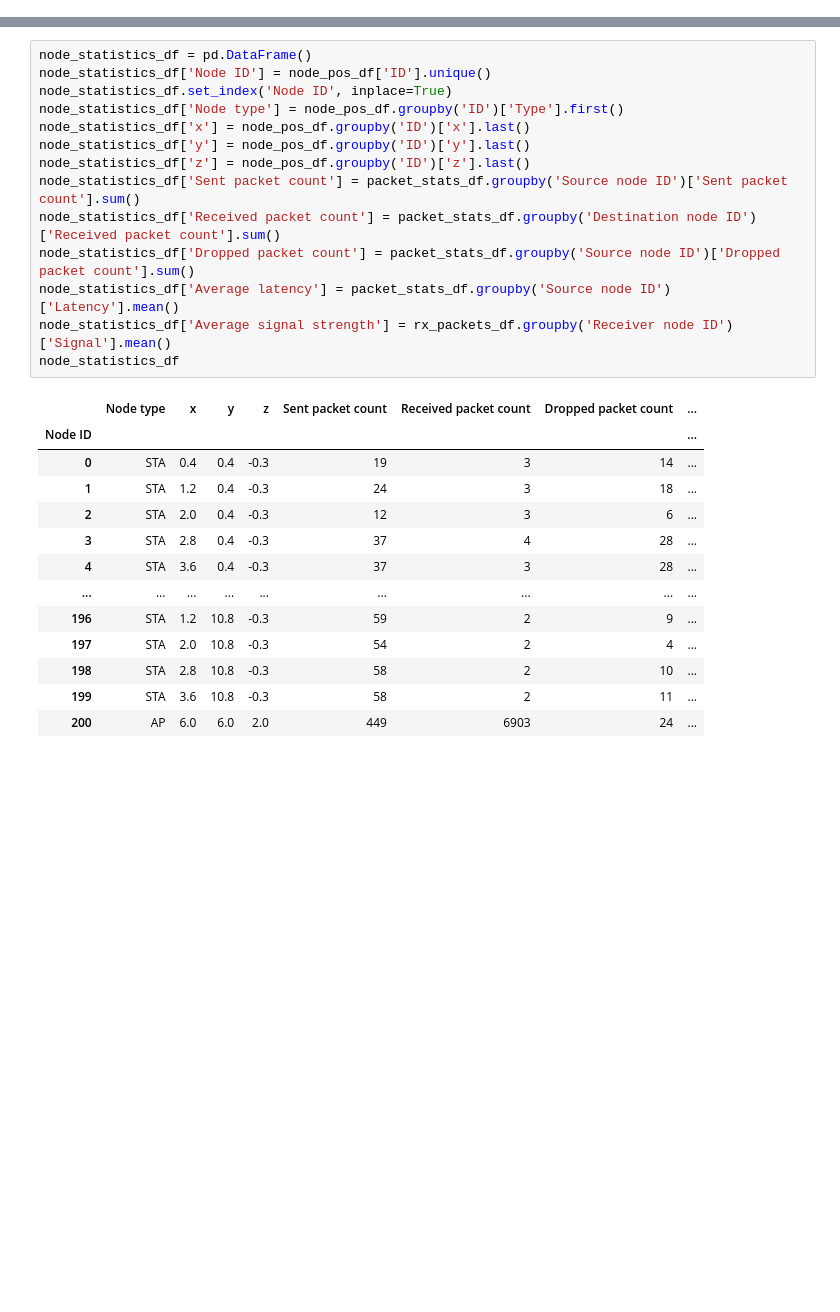
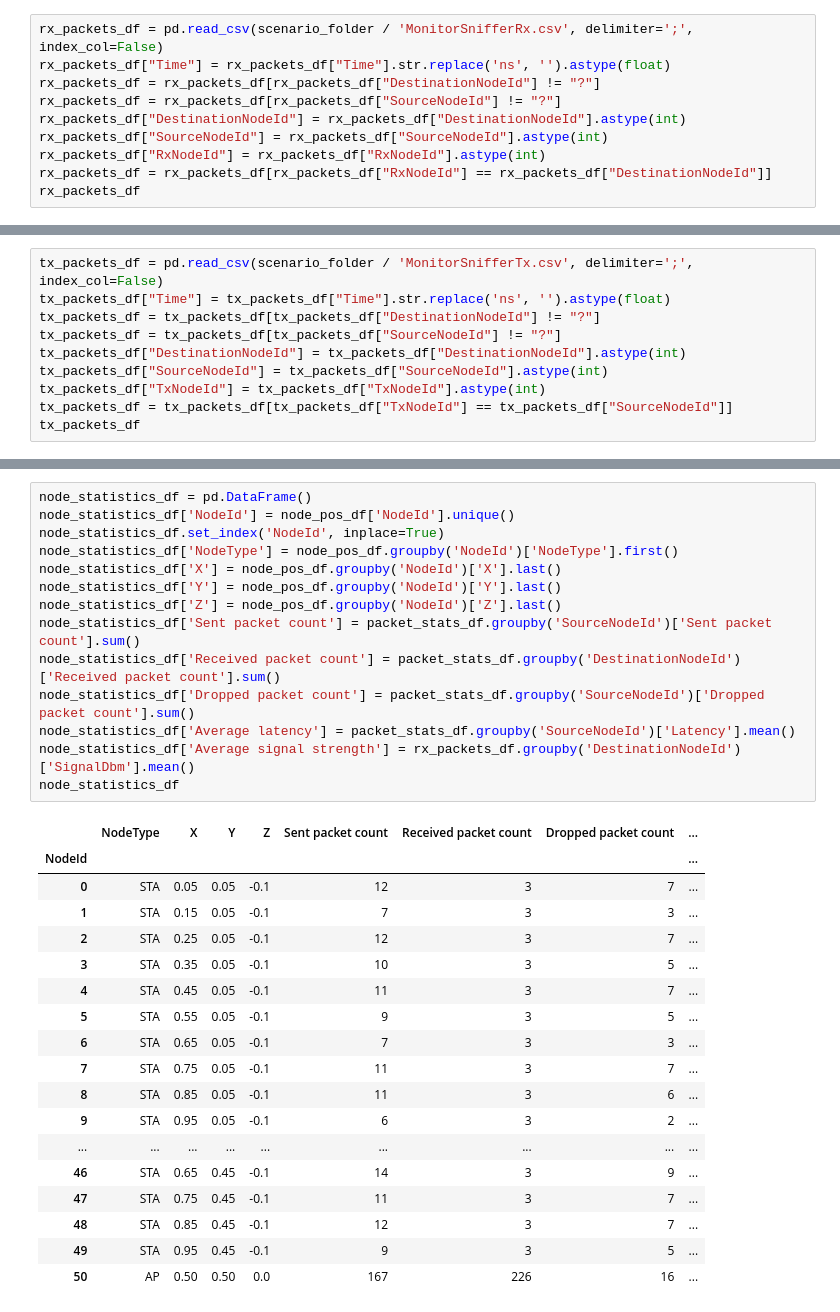
Before and after one commit to mehslambo/2IRS0-ns3, a Jupyter notebook: postprocessing/interactive_tx_rx.ipynb, the cells around one changed output, grey strips where cells are left out. Saved outputs shown, nothing was run; the diff lists cells and outputs as text; blank space fills up the shorter version.

```diff
--- a/postprocessing/interactive_tx_rx.ipynb
+++ b/postprocessing/interactive_tx_rx.ipynb
@@ -149,0 +80,10 @@ tx_packets_df
+# %%
+rx_packets_df = pd.read_csv(scenario_folder / 'MonitorSnifferRx.csv', delimiter=';', index_col=False)
+rx_packets_df["Time"] = rx_packets_df["Time"].str.replace('ns', '').astype(float)
+rx_packets_df = rx_packets_df[rx_packets_df["DestinationNodeId"] != "?"]
+rx_packets_df = rx_packets_df[rx_packets_df["SourceNodeId"] != "?"]
+rx_packets_df["DestinationNodeId"] = rx_packets_df["DestinationNodeId"].astype(int)
+rx_packets_df["SourceNodeId"] = rx_packets_df["SourceNodeId"].astype(int)
+rx_packets_df["RxNodeId"] = rx_packets_df["RxNodeId"].astype(int)
+rx_packets_df = rx_packets_df[rx_packets_df["RxNodeId"] == rx_packets_df["DestinationNodeId"]]
+rx_packets_df
@@ -149,0 +104,10 @@ tx_packets_df
+# %%
+tx_packets_df = pd.read_csv(scenario_folder / 'MonitorSnifferTx.csv', delimiter=';', index_col=False)
+tx_packets_df["Time"] = tx_packets_df["Time"].str.replace('ns', '').astype(float)
+tx_packets_df = tx_packets_df[tx_packets_df["DestinationNodeId"] != "?"]
+tx_packets_df = tx_packets_df[tx_packets_df["SourceNodeId"] != "?"]
+tx_packets_df["DestinationNodeId"] = tx_packets_df["DestinationNodeId"].astype(int)
+tx_packets_df["SourceNodeId"] = tx_packets_df["SourceNodeId"].astype(int)
+tx_packets_df["TxNodeId"] = tx_packets_df["TxNodeId"].astype(int)
+tx_packets_df = tx_packets_df[tx_packets_df["TxNodeId"] == tx_packets_df["SourceNodeId"]]
+tx_packets_df
@@ -187,28 +169,33 @@ packet_stats_df
 # %%
 node_statistics_df = pd.DataFrame()
-node_statistics_df['Node ID'] = node_pos_df['ID'].unique()
-node_statistics_df.set_index('Node ID', inplace=True)
-node_statistics_df['Node type'] = node_pos_df.groupby('ID')['Type'].first()
-node_statistics_df['x'] = node_pos_df.groupby('ID')['x'].last()
-node_statistics_df['y'] = node_pos_df.groupby('ID')['y'].last()
-node_statistics_df['z'] = node_pos_df.groupby('ID')['z'].last()
-node_statistics_df['Sent packet count'] = packet_stats_df.groupby('Source node ID')['Sent packet count'].sum()
-node_statistics_df['Received packet count'] = packet_stats_df.groupby('Destination node ID')['Received packet count'].sum()
-node_statistics_df['Dropped packet count'] = packet_stats_df.groupby('Source node ID')['Dropped packet count'].sum()
-node_statistics_df['Average latency'] = packet_stats_df.groupby('Source node ID')['Latency'].mean()
-node_statistics_df['Average signal strength'] = rx_packets_df.groupby('Receiver node ID')['Signal'].mean()
+node_statistics_df['NodeId'] = node_pos_df['NodeId'].unique()
+node_statistics_df.set_index('NodeId', inplace=True)
+node_statistics_df['NodeType'] = node_pos_df.groupby('NodeId')['NodeType'].first()
+node_statistics_df['X'] = node_pos_df.groupby('NodeId')['X'].last()
+node_statistics_df['Y'] = node_pos_df.groupby('NodeId')['Y'].last()
+node_statistics_df['Z'] = node_pos_df.groupby('NodeId')['Z'].last()
+node_statistics_df['Sent packet count'] = packet_stats_df.groupby('SourceNodeId')['Sent packet count'].sum()
+node_statistics_df['Received packet count'] = packet_stats_df.groupby('DestinationNodeId')['Received packet count'].sum()
+node_statistics_df['Dropped packet count'] = packet_stats_df.groupby('SourceNodeId')['Dropped packet count'].sum()
+node_statistics_df['Average latency'] = packet_stats_df.groupby('SourceNodeId')['Latency'].mean()
+node_statistics_df['Average signal strength'] = rx_packets_df.groupby('DestinationNodeId')['SignalDbm'].mean()
 node_statistics_df
 # %% [output]
-|  | Node type | x | y | z | Sent packet count | Received packet count | Dropped packet count | ... |
-| Node ID |  |  |  |  |  |  |  | ... |
-| 0 | STA | 0.4 | 0.4 | -0.3 | 19 | 3 | 14 | ... |
-| 1 | STA | 1.2 | 0.4 | -0.3 | 24 | 3 | 18 | ... |
-| 2 | STA | 2.0 | 0.4 | -0.3 | 12 | 3 | 6 | ... |
-| 3 | STA | 2.8 | 0.4 | -0.3 | 37 | 4 | 28 | ... |
-| 4 | STA | 3.6 | 0.4 | -0.3 | 37 | 3 | 28 | ... |
+|  | NodeType | X | Y | Z | Sent packet count | Received packet count | Dropped packet count | ... |
+| NodeId |  |  |  |  |  |  |  | ... |
+| 0 | STA | 0.05 | 0.05 | -0.1 | 12 | 3 | 7 | ... |
+| 1 | STA | 0.15 | 0.05 | -0.1 | 7 | 3 | 3 | ... |
+| 2 | STA | 0.25 | 0.05 | -0.1 | 12 | 3 | 7 | ... |
+| 3 | STA | 0.35 | 0.05 | -0.1 | 10 | 3 | 5 | ... |
+| 4 | STA | 0.45 | 0.05 | -0.1 | 11 | 3 | 7 | ... |
+| 5 | STA | 0.55 | 0.05 | -0.1 | 9 | 3 | 5 | ... |
+| 6 | STA | 0.65 | 0.05 | -0.1 | 7 | 3 | 3 | ... |
+| 7 | STA | 0.75 | 0.05 | -0.1 | 11 | 3 | 7 | ... |
+| 8 | STA | 0.85 | 0.05 | -0.1 | 11 | 3 | 6 | ... |
+| 9 | STA | 0.95 | 0.05 | -0.1 | 6 | 3 | 2 | ... |
 | ... | ... | ... | ... | ... | ... | ... | ... | ... |
-| 196 | STA | 1.2 | 10.8 | -0.3 | 59 | 2 | 9 | ... |
-| 197 | STA | 2.0 | 10.8 | -0.3 | 54 | 2 | 4 | ... |
-| 198 | STA | 2.8 | 10.8 | -0.3 | 58 | 2 | 10 | ... |
-| 199 | STA | 3.6 | 10.8 | -0.3 | 58 | 2 | 11 | ... |
-| 200 | AP | 6.0 | 6.0 | 2.0 | 449 | 6903 | 24 | ... |
+| 46 | STA | 0.65 | 0.45 | -0.1 | 14 | 3 | 9 | ... |
+| 47 | STA | 0.75 | 0.45 | -0.1 | 11 | 3 | 7 | ... |
+| 48 | STA | 0.85 | 0.45 | -0.1 | 12 | 3 | 7 | ... |
+| 49 | STA | 0.95 | 0.45 | -0.1 | 9 | 3 | 5 | ... |
+| 50 | AP | 0.50 | 0.50 | 0.0 | 167 | 226 | 16 | ... |
```
Also changed, not shown: parts of 12 cells of this notebook.
